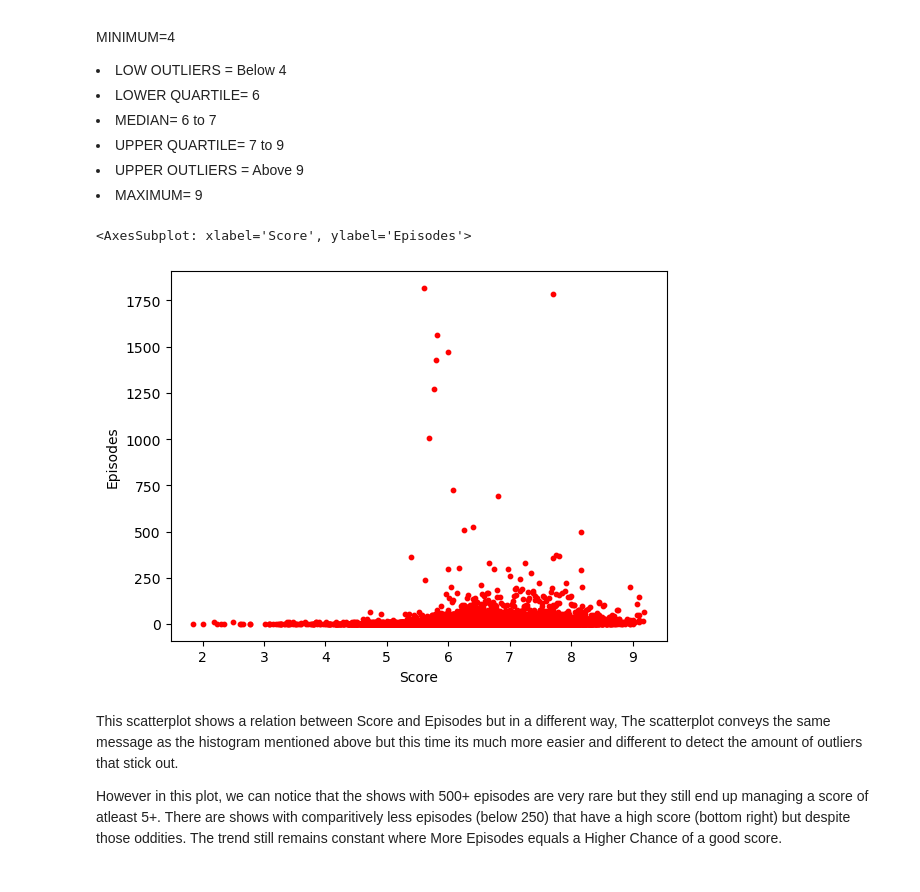
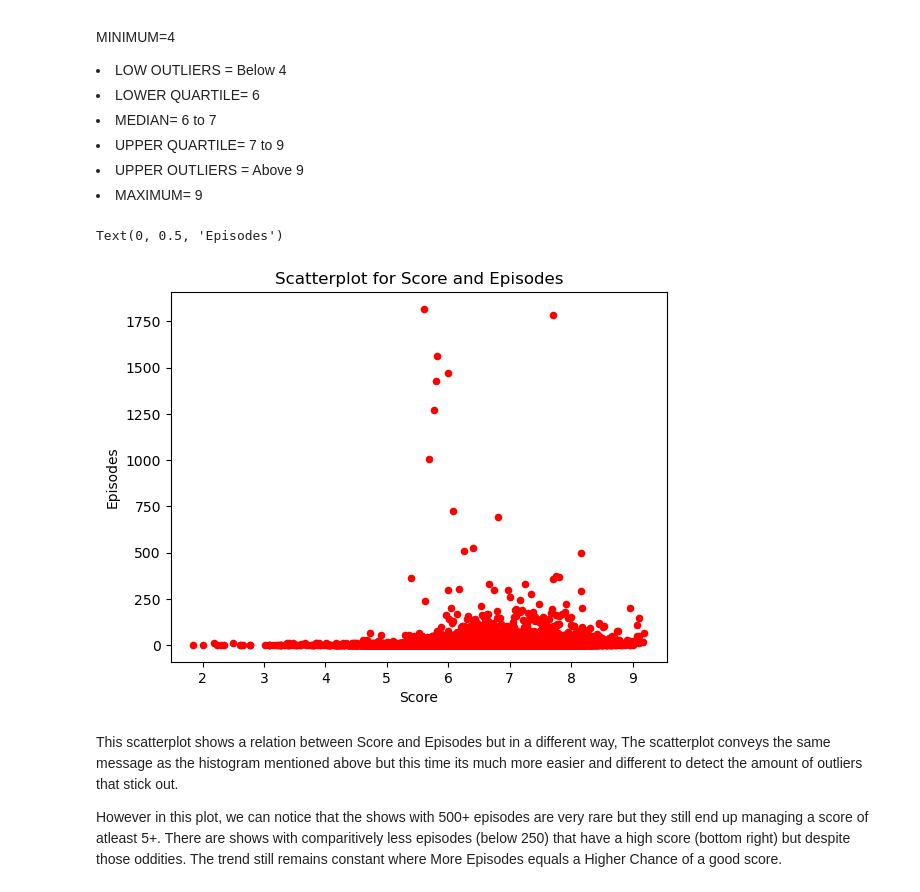
Before and after one commit to ubco-W2022T1-cosc301/project-group12, a Jupyter notebook: notebooks/analysis3.ipynb, the cells around one changed output. Saved outputs shown, nothing was run; the diff lists cells and outputs as text; code cells hidden in the pictures.

```diff
--- a/notebooks/analysis3.ipynb
+++ b/notebooks/analysis3.ipynb
@@ -181,10 +186,12 @@ MINIMUM=4
 # %%
 
 #SCATTER
-df.plot(kind='scatter',x='Score', y='Episodes', c="red", s=10)
+df.plot(kind='scatter',x='Score', y='Episodes', c="red").set(title="Scatterplot for Score and Episodes")
+plt.xlabel('Score')
+plt.ylabel('Episodes')
 # %% [output]
-<AxesSubplot: xlabel='Score', ylabel='Episodes'>
+Text(0, 0.5, 'Episodes')
-[figure, old version]
+[figure, new version]
 # %% [markdown]
 This scatterplot shows a relation between Score and Episodes but in a different way, The scatterplot conveys the same message as the histogram mentioned above but this time its much more easier and different to detect the amount of outliers that stick out.
 
```
Also changed, not shown: parts of 8 cells of this notebook.
